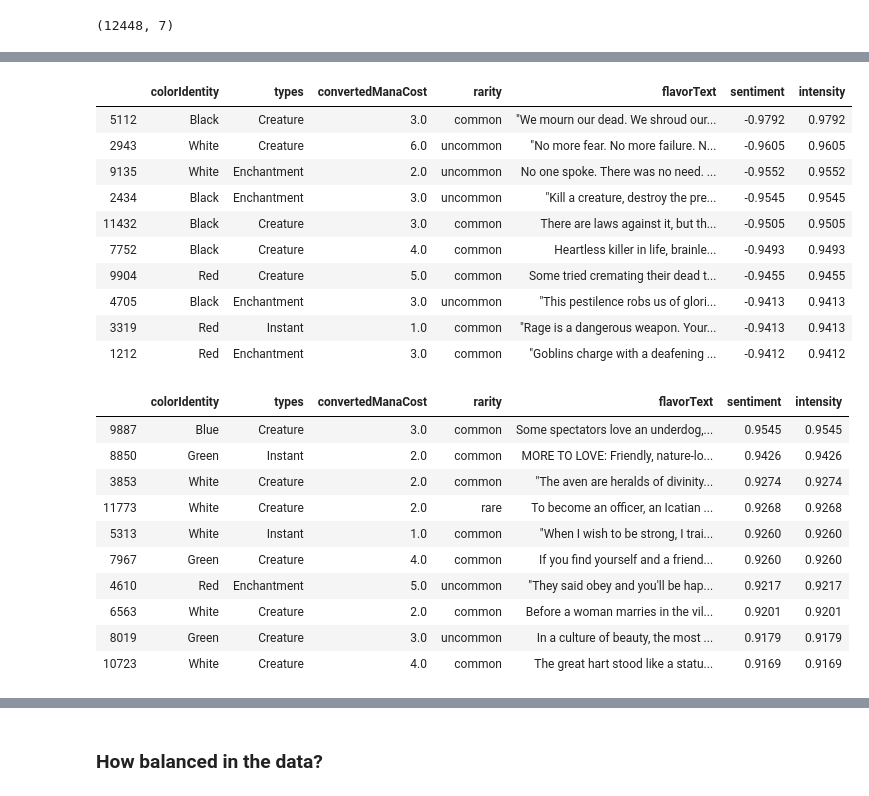
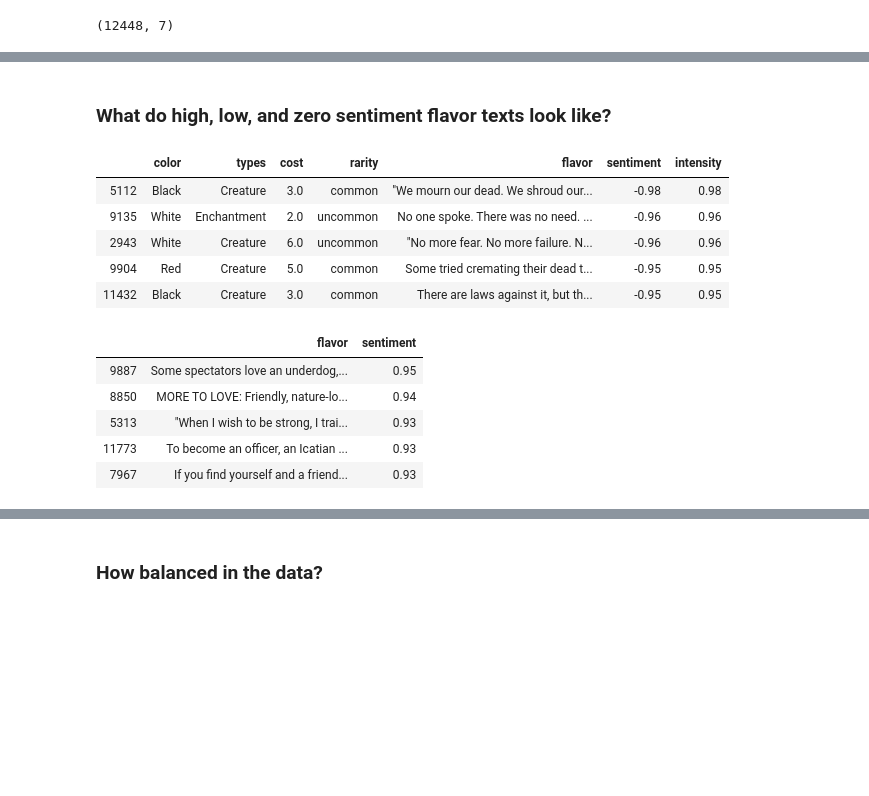
Before and after one commit to Johndsalas/Sentiment_Analysis_Magic_The_Gathering, a Jupyter notebook: magic_sentiment_analysis.ipynb, the cells around one changed output, grey strips where cells are left out. Cells and saved outputs as stored; diff of their text form; code cells hidden in the pictures; blank space fills up the shorter version.

```diff
--- a/magic_sentiment_analysis.ipynb
+++ b/magic_sentiment_analysis.ipynb
@@ -57,6 +57,8 @@ pd.set_option('display.max_colwidth', -1)
 df = pd.read_csv('mtgprep.csv')
 # %%
 df=df.drop([7968,6562]) # drop found duplicates
+# %%
+df=df.rename(columns={'colorIdentity':'color','convertedManaCost':'cost','flavorText':'flavor'})
 # %%
 df.head(5)
 # %% [output]
@@ -66,6 +68,8 @@ df.head(5)
 | 2 | Blue | Creature | 5.0 | uncommon | " . . . When the trees bow down t... | 0.0000 | 0.0000 |
 | 3 | White | Creature | 4.0 | uncommon | " . . . and you must also apply f... | -0.1027 | 0.1027 |
 | 4 | Green | Creature | 4.0 | common | "'Air superiority?' Not while our... | 0.0000 | 0.0000 |
+# %%
+df = df.round(2)
 # %% [markdown]
 # Explore
 # %% [markdown]
@@ -104,31 +232,25 @@ df.describe()
+# %% [markdown]
+### What do high, low, and zero sentiment flavor texts look like?
 # %%
-df.sort_values('sentiment').head(10)
+df.sort_values('sentiment').head()
 # %% [output]
-|  | colorIdentity | types | convertedManaCost | rarity | flavorText | sentiment | intensity |
-| 5112 | Black | Creature | 3.0 | common | "We mourn our dead. We shroud our... | -0.9792 | 0.9792 |
-| 2943 | White | Creature | 6.0 | uncommon | "No more fear. No more failure. N... | -0.9605 | 0.9605 |
-| 9135 | White | Enchantment | 2.0 | uncommon | No one spoke. There was no need. ... | -0.9552 | 0.9552 |
-| 2434 | Black | Enchantment | 3.0 | uncommon | "Kill a creature, destroy the pre... | -0.9545 | 0.9545 |
-| 11432 | Black | Creature | 3.0 | common | There are laws against it, but th... | -0.9505 | 0.9505 |
-| 7752 | Black | Creature | 4.0 | common | Heartless killer in life, brainle... | -0.9493 | 0.9493 |
-| 9904 | Red | Creature | 5.0 | common | Some tried cremating their dead t... | -0.9455 | 0.9455 |
-| 4705 | Black | Enchantment | 3.0 | uncommon | "This pestilence robs us of glori... | -0.9413 | 0.9413 |
-| 3319 | Red | Instant | 1.0 | common | "Rage is a dangerous weapon. Your... | -0.9413 | 0.9413 |
-| 1212 | Red | Enchantment | 3.0 | common | "Goblins charge with a deafening ... | -0.9412 | 0.9412 |
+|  | color | types | cost | rarity | flavor | sentiment | intensity |
+| 5112 | Black | Creature | 3.0 | common | "We mourn our dead. We shroud our... | -0.98 | 0.98 |
+| 9135 | White | Enchantment | 2.0 | uncommon | No one spoke. There was no need. ... | -0.96 | 0.96 |
+| 2943 | White | Creature | 6.0 | uncommon | "No more fear. No more failure. N... | -0.96 | 0.96 |
+| 9904 | Red | Creature | 5.0 | common | Some tried cremating their dead t... | -0.95 | 0.95 |
+| 11432 | Black | Creature | 3.0 | common | There are laws against it, but th... | -0.95 | 0.95 |
+# %%
+df[['flavor','sentiment']].sort_values('sentiment',ascending=False).head()
+# %% [output]
+|  | flavor | sentiment |
+| 9887 | Some spectators love an underdog,... | 0.95 |
+| 8850 | MORE TO LOVE: Friendly, nature-lo... | 0.94 |
+| 5313 | "When I wish to be strong, I trai... | 0.93 |
+| 11773 | To become an officer, an Icatian ... | 0.93 |
+| 7967 | If you find yourself and a friend... | 0.93 |
 # %%
-df.sort_values('sentiment',ascending=False).head(10)
+df.sort_values('sentiment',ascending=False).head()
-# %% [output]
-|  | colorIdentity | types | convertedManaCost | rarity | flavorText | sentiment | intensity |
-| 9887 | Blue | Creature | 3.0 | common | Some spectators love an underdog,... | 0.9545 | 0.9545 |
-| 8850 | Green | Instant | 2.0 | common | MORE TO LOVE: Friendly, nature-lo... | 0.9426 | 0.9426 |
-| 3853 | White | Creature | 2.0 | common | "The aven are heralds of divinity... | 0.9274 | 0.9274 |
-| 11773 | White | Creature | 2.0 | rare | To become an officer, an Icatian ... | 0.9268 | 0.9268 |
-| 5313 | White | Instant | 1.0 | common | "When I wish to be strong, I trai... | 0.9260 | 0.9260 |
-| 7967 | Green | Creature | 4.0 | common | If you find yourself and a friend... | 0.9260 | 0.9260 |
-| 4610 | Red | Enchantment | 5.0 | uncommon | "They said obey and you'll be hap... | 0.9217 | 0.9217 |
-| 6563 | White | Creature | 2.0 | common | Before a woman marries in the vil... | 0.9201 | 0.9201 |
-| 8019 | Green | Creature | 3.0 | uncommon | In a culture of beauty, the most ... | 0.9179 | 0.9179 |
-| 10723 | White | Creature | 4.0 | common | The great hart stood like a statu... | 0.9169 | 0.9169 |
 # %%
 import seaborn
 
```
Also changed, not shown: parts of 18 cells of this notebook.
